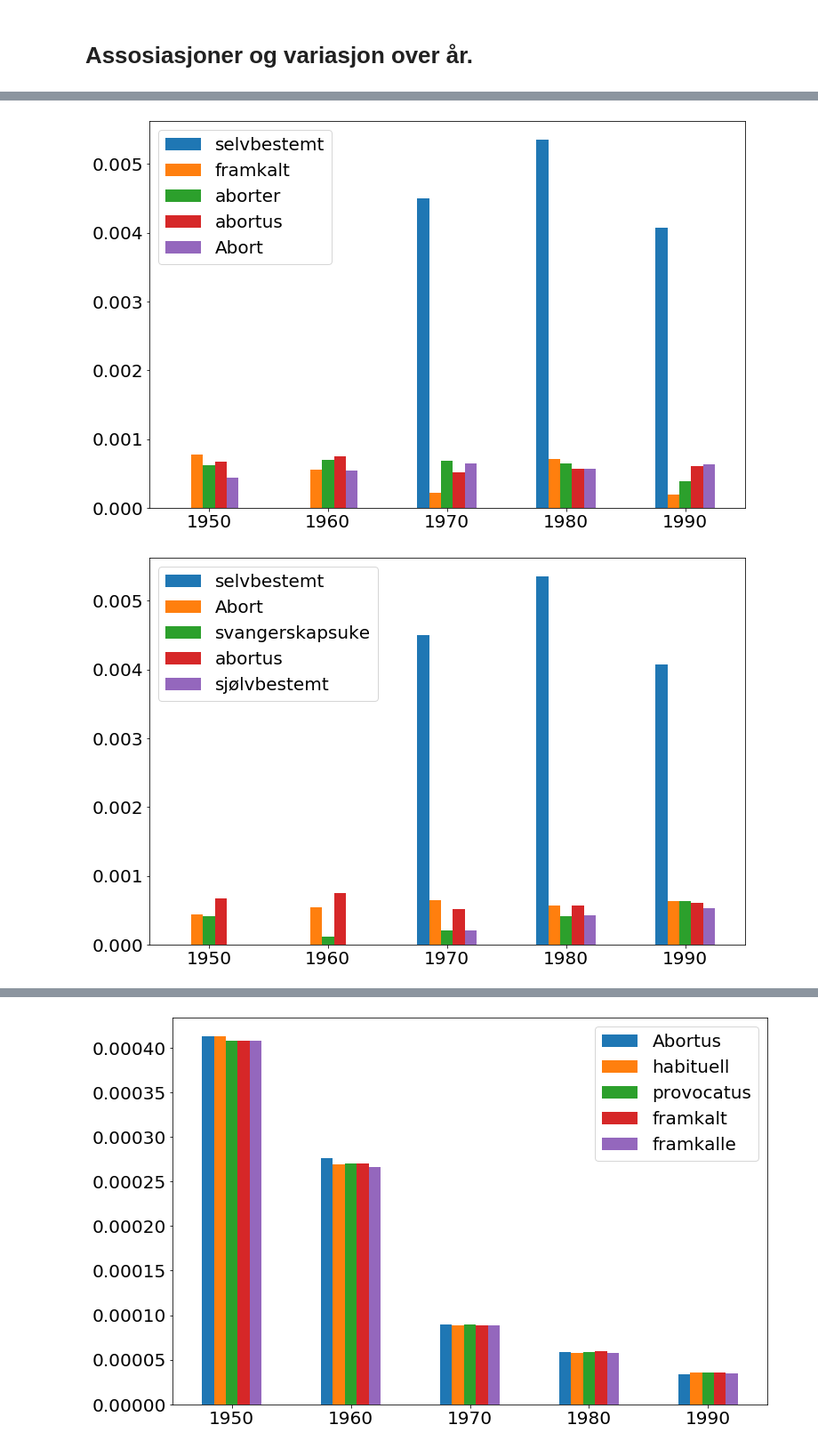
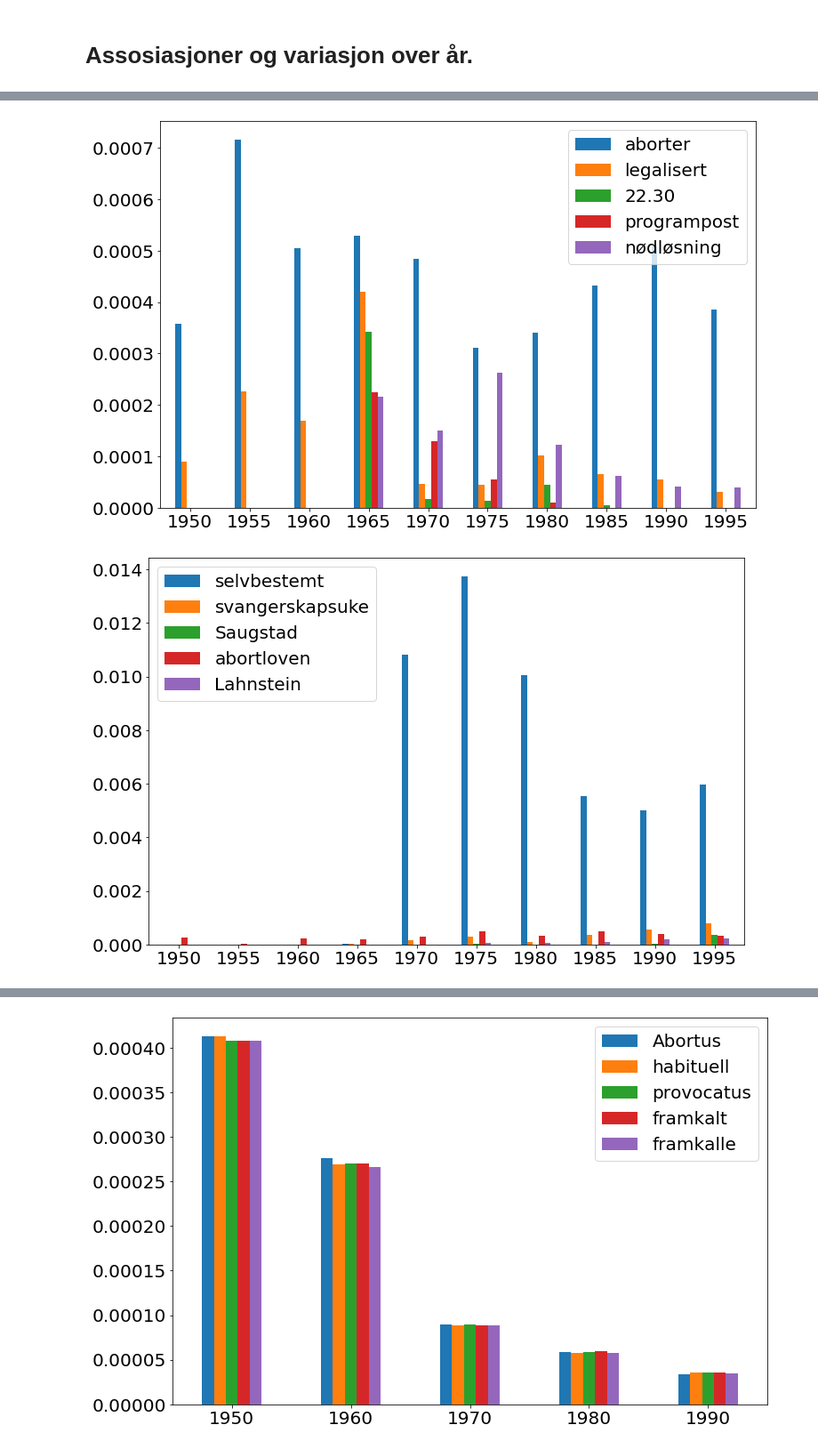
Before and after one commit to Yoonsen/Miscellaneous-Notebooks, a Jupyter notebook: eKul/coll_abort.ipynb, the cells around one changed output, grey strips where cells are left out. Shown at 89% size. Cells and saved outputs as stored; diff of their text form; code cells hidden in the pictures.

```diff
--- a/eKul/coll_abort.ipynb
+++ b/eKul/coll_abort.ipynb
@@ -130,16 +152,16 @@ barchart(keyword, reference);
 from time import time
 
 collocations = dict()
-step = 1
-
-for i in range(1950, 2000):
+step = 5
+doctype = 'avis'
+for i in range(1950, 2000, step):
     print(i)
     t0 = time()
     try:
-        collocations[i] = nb.collocation(keyword, yearfrom = i, yearto = i + step, before = 10, after = 10, corpus = 'bok')
+        collocations[i] = nb.collocation(keyword, yearfrom = i, yearto = i + step, before = 10, after = 10, corpus = doctype)
     except:
         try:
-            collocations[i] = nb.collocation(keyword, yearfrom= i, yearto= i + step, before = 10, after = 10, corpus = 'bok')
+            collocations[i] = nb.collocation(keyword, yearfrom= i, yearto= i + step, before = 10, after = 10, corpus = doctype)
         except:
             print("gir opp", i)
     print((time() - t0)/60, "minutter")
@@ -173,7 +198,7 @@ def group_frames(df, bins=10, mode='rel'):
         agg[df.columns[i]] = df[df.columns[i:i+step]].sum(axis=1)
     return agg
 # %%
-agg = group_frames(colls)
+agg = colls
 # %%
 nb.normalize_corpus_dataframe(agg)
 # %% [output]
@@ -415,11 +693,11 @@ freq_assoc_val(agg, pmi, 1)
 # %%
 freq_assoc_val(agg, pmi, 3)
 # %% [output]
-[figure, old version]
+[figure, new version]
 # %%
-freq_assoc_val(agg, pmi, 4)
+freq_assoc_val(agg, pmi, 9)
 # %% [output]
-[figure, old version]
+[figure, new version]
 # %%
 freq_assoc_val(pmi, pmi, 1)
 # %% [output]
```
Also changed, not shown: parts of 72 cells of this notebook, 2 other files.
